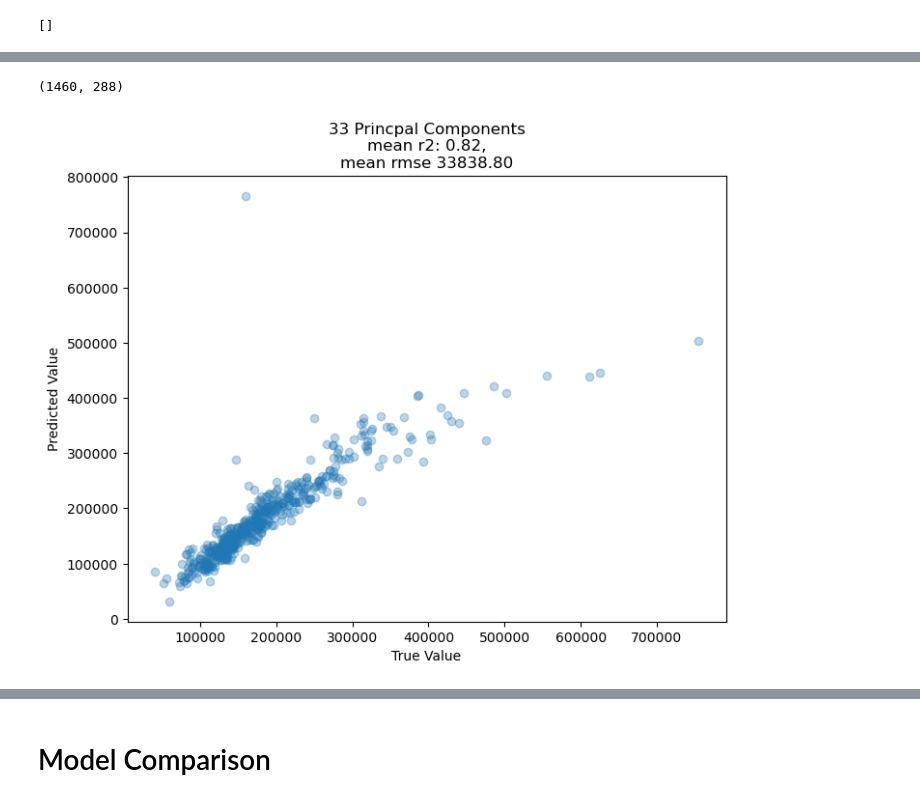
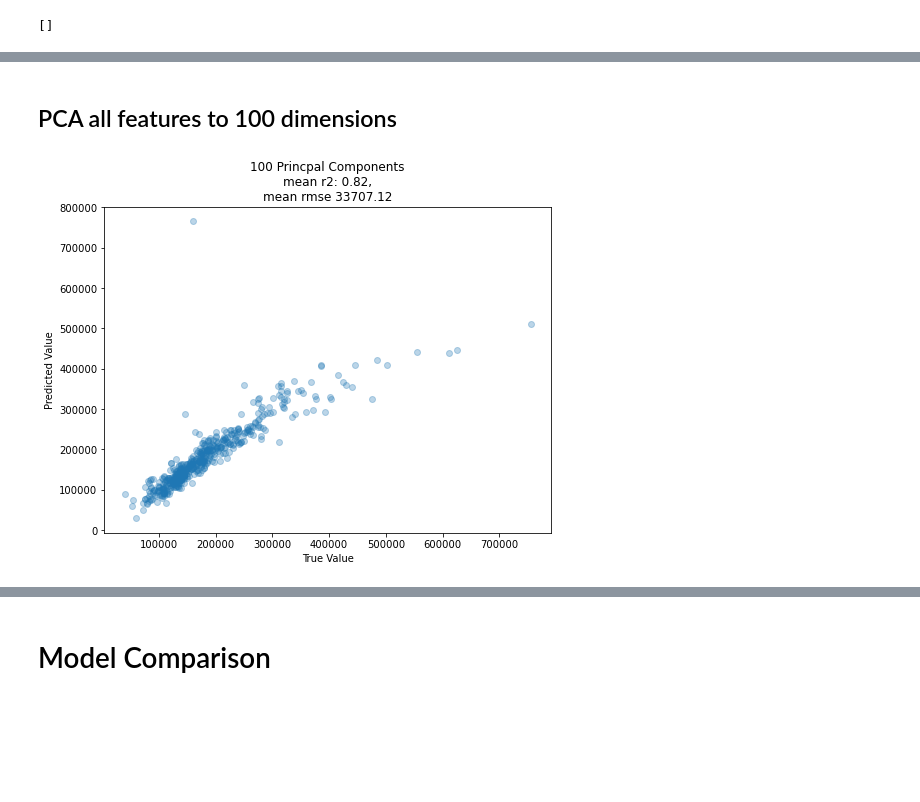
Before and after one commit to carpentries-incubator/high-dimensional-analysis-in-python, a Jupyter notebook: code/07-c-Multivariate_Regression_with_PCA.ipynb, the cells around one changed output, grey strips where cells are left out. Saved outputs shown, nothing was run; the diff lists cells and outputs as text; code cells hidden in the pictures; blank space fills up the shorter version.

```diff
--- a/code/07-c-Multivariate_Regression_with_PCA.ipynb
+++ b/code/07-c-Multivariate_Regression_with_PCA.ipynb
@@ -476,4 +453,4 @@ def run_linear_regression_with_kf(features: pd.DataFrame, labels: pd.Series,
 # %%
 all_stats = {}
-all_stats['all'] = run_linear_regression_with_kf(features=features, labels=target, n_splits=n_splits, title='all feats')
+all_stats['all'] = run_linear_regression_with_kf(features=features, labels=target, n_splits=n_splits, title='all features')
 # %% [output]
@@ -481,9 +457,0 @@ all_stats['all'] = run_linear_regression_with_kf(features=features, labels=targe
-# %%
-corr_12 = (
-    corr_mat['SalePrice']
-    .sort_values(ascending=False)[1:13]
-    .index
-    .tolist()
-)
-print(features[corr_12].shape)
-all_stats['top12'] = run_linear_regression_with_kf(features=features[corr_12], labels=target, n_splits=n_splits, title='Top 12 feats correlated with sale price')
@@ -496,9 +457,0 @@ all_stats['top12'] = run_linear_regression_with_kf(features=features[corr_12], l
-# %%
-corr_5 = (
-    corr_mat['SalePrice']
-    .sort_values(ascending=False)[1:6]
-    .index
-    .tolist()
-)
-print(features[corr_5].shape)
-all_stats['top6'] = run_linear_regression_with_kf(features=features[corr_5], labels=target, n_splits=n_splits, title='Top 5 feats correlated with sale price')
@@ -514,12 +458,11 @@ all_stats['top6'] = run_linear_regression_with_kf(features=features[corr_5], lab
-# %%
-features.shape
-# %% [output]
-(1460, 288)
+# %% [markdown]
+## PCA all features to 100 dimensions
 # %%
 from sklearn.decomposition import PCA
-p = PCA(n_components=100)
+n_components = 100
+p = PCA(n_components=n_components )
 features_pca = p.fit_transform(features)
 all_stats['all_pca'] = run_linear_regression_with_kf(features=features_pca, labels=target,
-                                                title='33 Princpal Components', n_splits=n_splits)
+                                                title=f'{n_components} Princpal Components', n_splits=n_splits)
 # %% [output]
-[figure, old version]
+[figure, new version]
```
Also changed, not shown: parts of 40 cells of this notebook, 1 other file.
